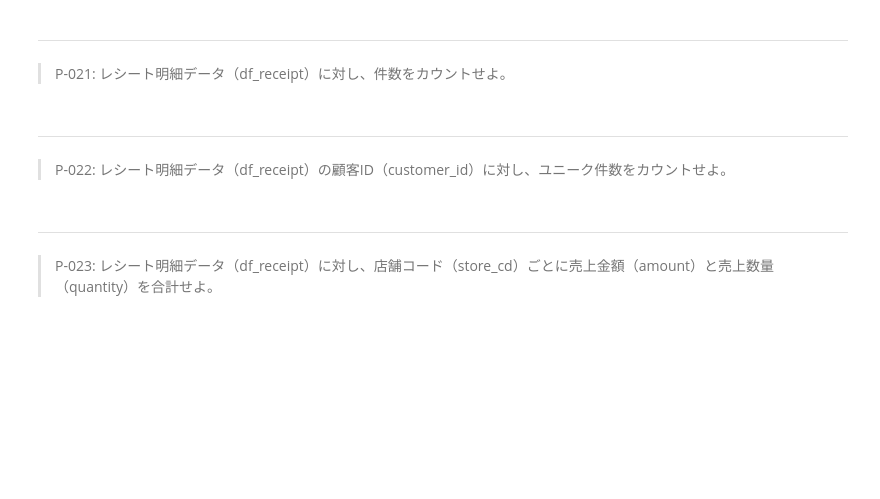
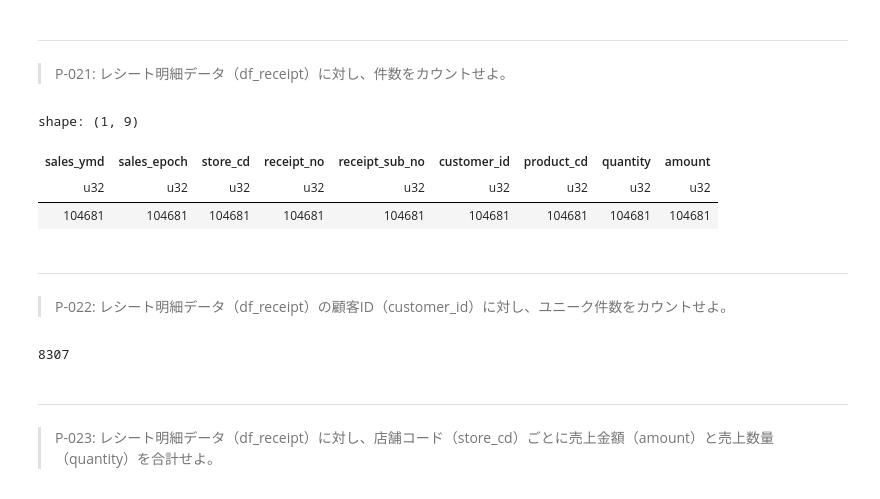
Before and after one commit to seiya8/polars100, a Jupyter notebook: knock.ipynb, the cells around one changed output. Saved outputs shown, nothing was run; the diff lists cells and outputs as text; code cells hidden in the pictures; blank space fills up the shorter version.

```diff
--- a/knock.ipynb
+++ b/knock.ipynb
@@ -354,9 +391,20 @@ shape: (10, 11)
 # %% [markdown]
 ---
 > P-021: レシート明細データ（df_receipt）に対し、件数をカウントせよ。
+# %%
+df_receipt.count()
+# %% [output]
+shape: (1, 9)
+| sales_ymd | sales_epoch | store_cd | receipt_no | receipt_sub_no | customer_id | product_cd | quantity | amount |
+| u32 | u32 | u32 | u32 | u32 | u32 | u32 | u32 | u32 |
+| 104681 | 104681 | 104681 | 104681 | 104681 | 104681 | 104681 | 104681 | 104681 |
 # %% [markdown]
 ---
 > P-022: レシート明細データ（df_receipt）の顧客ID（customer_id）に対し、ユニーク件数をカウントせよ。
+# %%
+df_receipt.select("customer_id").n_unique()
+# %% [output]
+8307
 # %% [markdown]
 ---
 > P-023: レシート明細データ（df_receipt）に対し、店舗コード（store_cd）ごとに売上金額（amount）と売上数量（quantity）を合計せよ。
```
Also changed, not shown: parts of 2 cells of this notebook.
